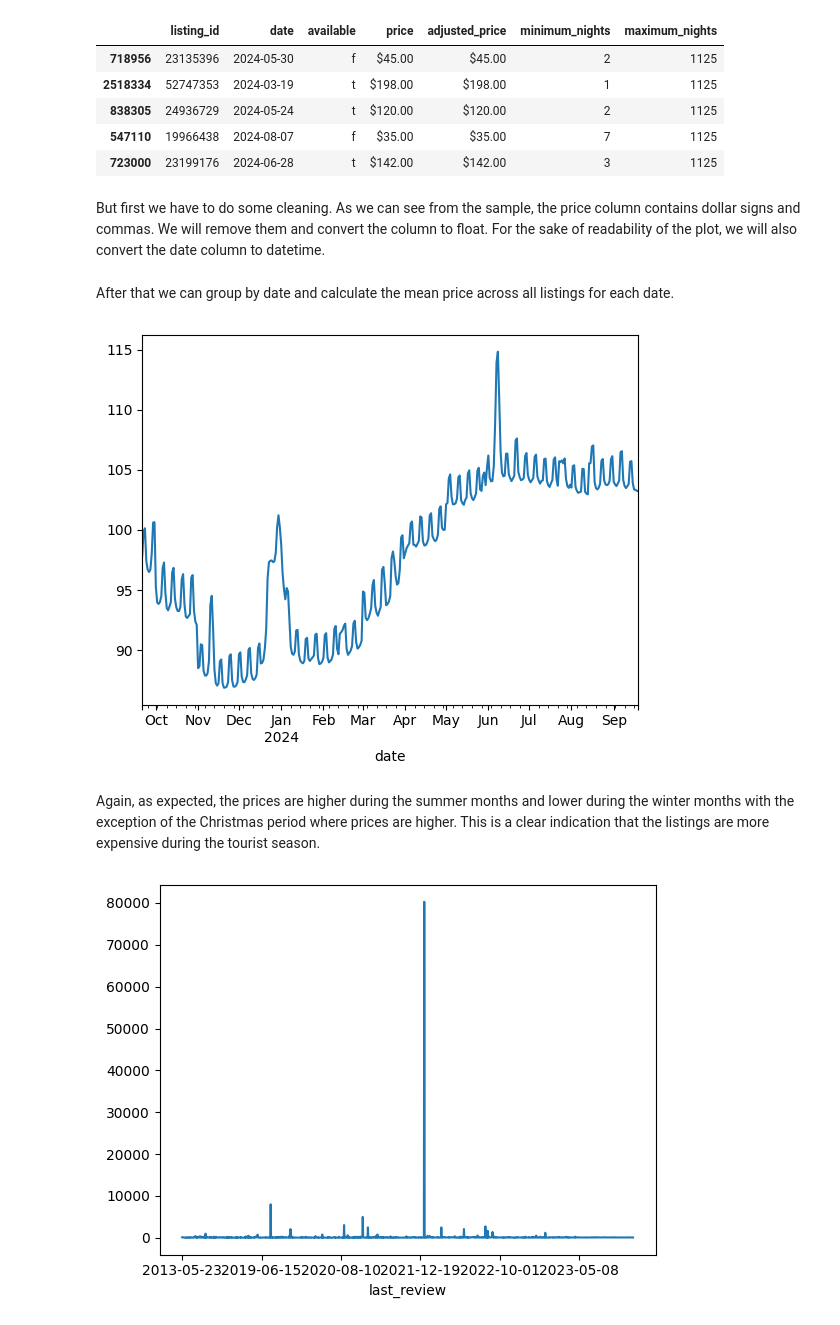
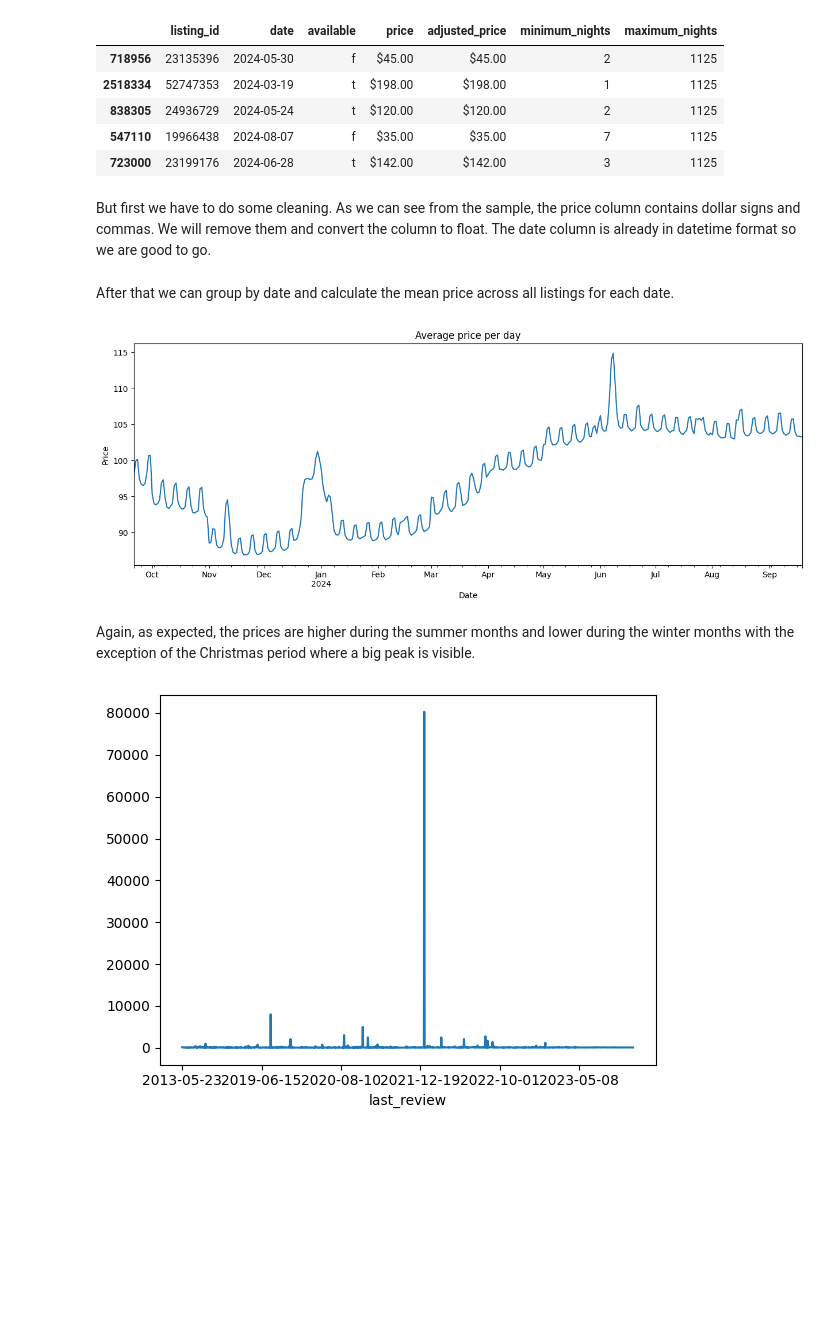
Before and after one commit to nickkatsios/airbnb-athens-analysis, a Jupyter notebook: airbnb_athens_analysis/assignment.ipynb, the cells around one changed output. Saved outputs shown, nothing was run; the diff lists cells and outputs as text; code cells hidden in the pictures; blank space fills up the shorter version.

```diff
--- a/airbnb_athens_analysis/assignment.ipynb
+++ b/airbnb_athens_analysis/assignment.ipynb
@@ -168,7 +203,7 @@ calendar.sample(5)
 | 547110 | 19966438 | 2024-08-07 | f | $35.00 | $35.00 | 7 | 1125 |
 | 723000 | 23199176 | 2024-06-28 | t | $142.00 | $142.00 | 3 | 1125 |
 # %% [markdown]
-But first we have to do some cleaning. As we can see from the sample, the price column contains dollar signs and commas. We will remove them and convert the column to float. For the sake of readability of the plot, we will also convert the date column to datetime.
+But first we have to do some cleaning. As we can see from the sample, the price column contains dollar signs and commas. We will remove them and convert the column to float. The date column is already in datetime format so we are good to go.
 # %%
 calendar['price'] = calendar['price'].str.replace('$', '')
 calendar['price'] = calendar['price'].str.replace(',', '.')
@@ -181,13 +214,13 @@ After that we can group by date and calculate the mean price across all listings
 # %%
 calendar_grouped_by_date = calendar.groupby('date')
 
 calendar_mean_price = calendar_grouped_by_date['price'].mean()
 
-_ = calendar_mean_price.plot()
+_ = calendar_mean_price.plot(figsize=(15, 5), title='Average price per day', linewidth=1.5, xlabel='Date', ylabel='Price')
 # %% [output]
-[figure, old version]
+[figure, new version]
 # %% [markdown]
-Again, as expected, the prices are higher during the summer months and lower during the winter months with the exception of the Christmas period where prices are higher. This is a clear indication that the listings are more expensive during the tourist season.
+Again, as expected, the prices are higher during the summer months and lower during the winter months with the exception of the Christmas period where a big peak is visible.
 # %%
 # Create a table with the average price per listing per day. Draw a graph visualizing the table.
 # Needs work
```
Also changed, not shown: parts of 13 cells of this notebook.
